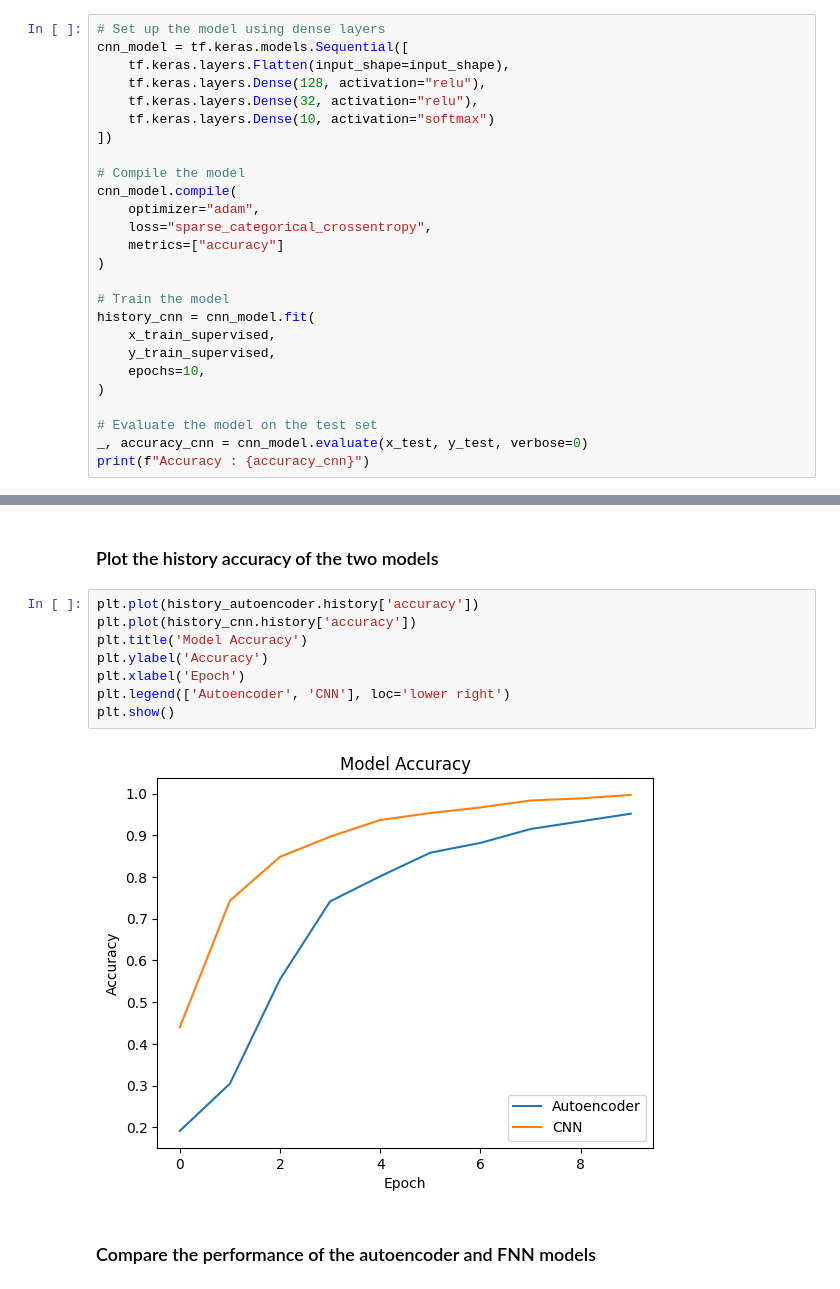
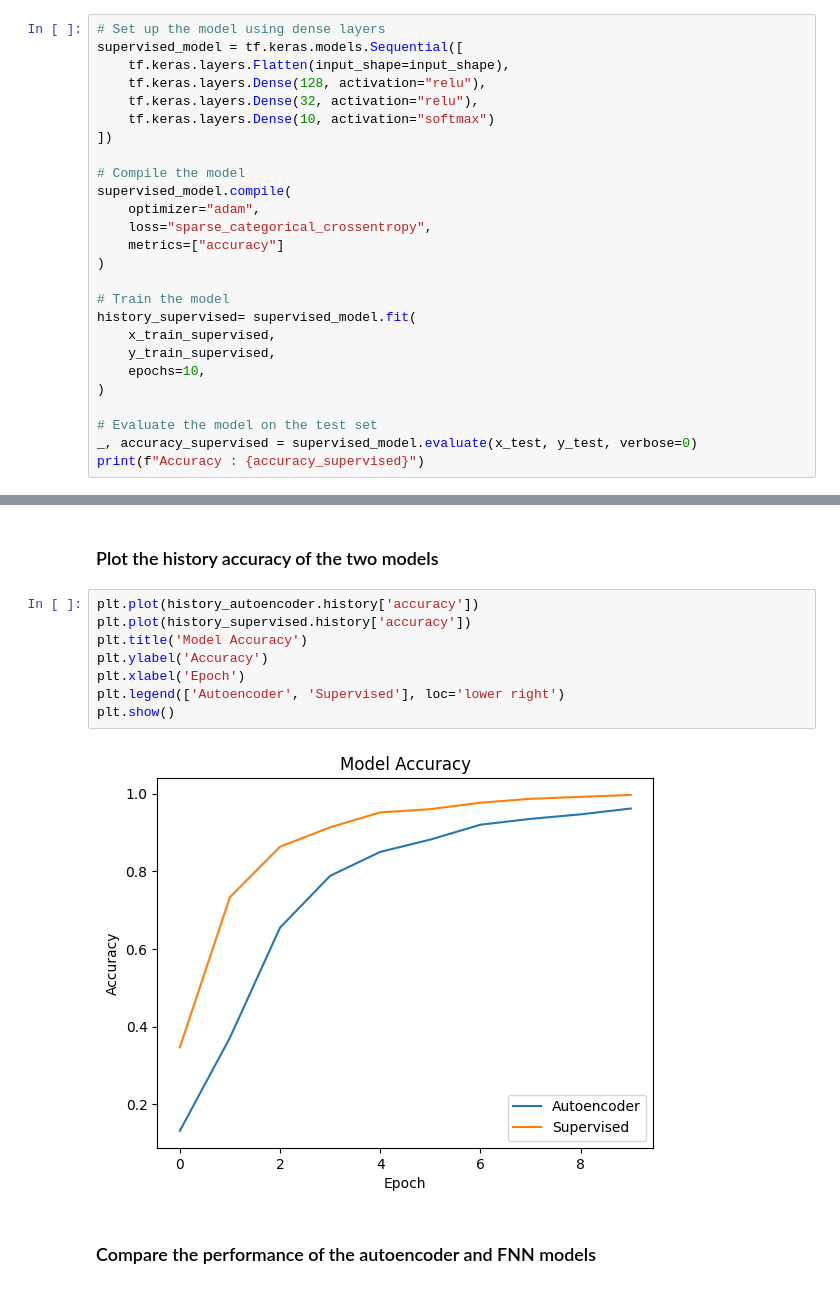
Before and after one commit to erikssommer/ssl-autoencoder-mnist, a Jupyter notebook: notebooks/autoencoder.ipynb, the cells around one changed output, grey strips where cells are left out. Saved outputs shown, nothing was run; the diff lists cells and outputs as text.

```diff
--- a/notebooks/autoencoder.ipynb
+++ b/notebooks/autoencoder.ipynb
@@ -237,7 +258,7 @@ Accuracy after fine-tuning: 0.8309999704360962
 ## Training a FNN model supervised on 1% of the labeled data
 # %%
 # Set up the model using dense layers
-cnn_model = tf.keras.models.Sequential([
+supervised_model = tf.keras.models.Sequential([
     tf.keras.layers.Flatten(input_shape=input_shape),
     tf.keras.layers.Dense(128, activation="relu"),
     tf.keras.layers.Dense(32, activation="relu"),
@@ -245,21 +266,21 @@ cnn_model = tf.keras.models.Sequential([
 ])
 
 # Compile the model
-cnn_model.compile(
+supervised_model.compile(
     optimizer="adam",
     loss="sparse_categorical_crossentropy",
     metrics=["accuracy"]
 )
 
 # Train the model
-history_cnn = cnn_model.fit(
+history_supervised= supervised_model.fit(
     x_train_supervised,
     y_train_supervised,
     epochs=10,
 )
 
 # Evaluate the model on the test set
-_, accuracy_cnn = cnn_model.evaluate(x_test, y_test, verbose=0)
-print(f"Accuracy : {accuracy_cnn}")
+_, accuracy_supervised = supervised_model.evaluate(x_test, y_test, verbose=0)
+print(f"Accuracy : {accuracy_supervised}")
 # %% [output]
 Epoch 1/10
@@ -286,14 +307,14 @@ cnn_model.save('../models/cnn_model.h5')
 ### Plot the history accuracy of the two models
 # %%
 plt.plot(history_autoencoder.history['accuracy'])
-plt.plot(history_cnn.history['accuracy'])
+plt.plot(history_supervised.history['accuracy'])
 plt.title('Model Accuracy')
 plt.ylabel('Accuracy')
 plt.xlabel('Epoch')
-plt.legend(['Autoencoder', 'CNN'], loc='lower right')
+plt.legend(['Autoencoder', 'Supervised'], loc='lower right')
 plt.show()
 # %% [output]
-[figure, old version]
+[figure, new version]
 # %% [markdown]
 ### Compare the performance of the autoencoder and FNN models
 # %%
```
Also changed, not shown: parts of 10 cells of this notebook, 5 other files.
